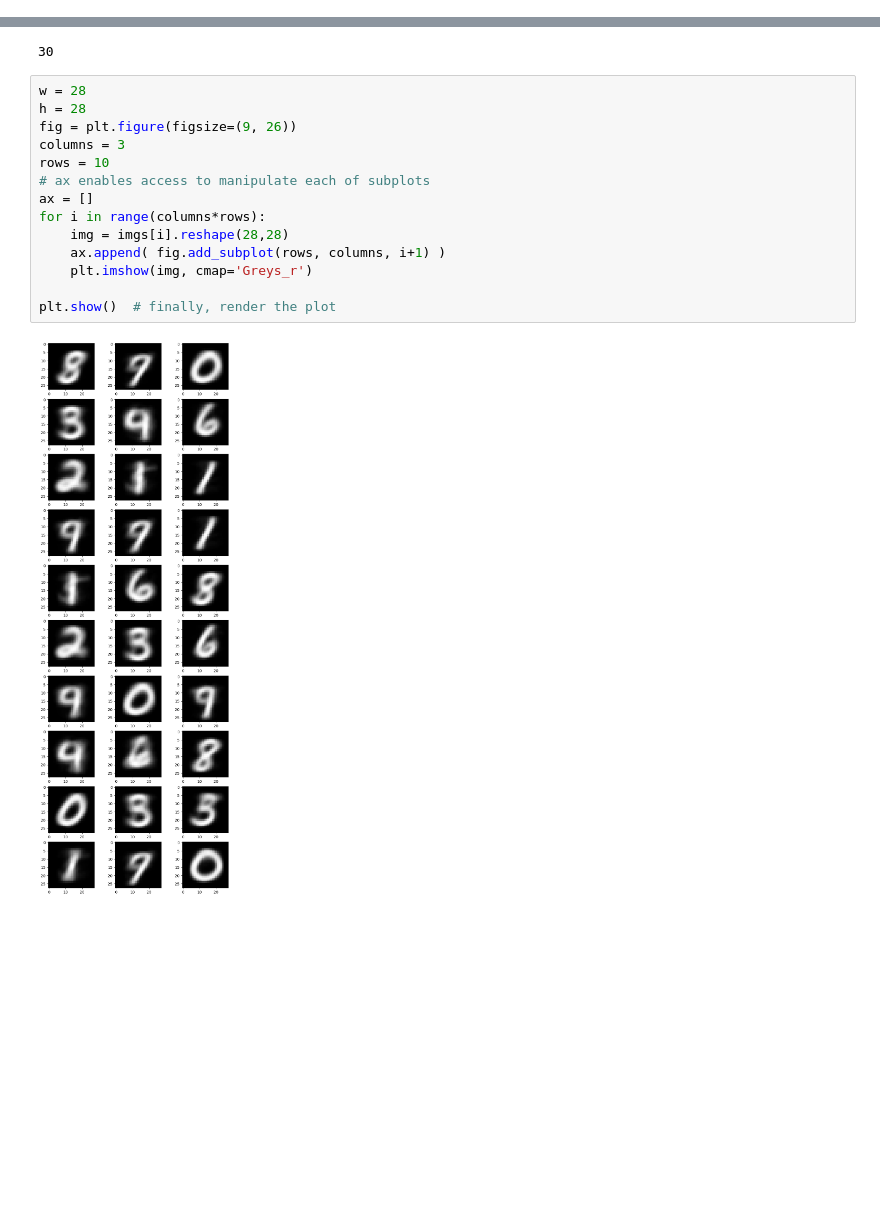
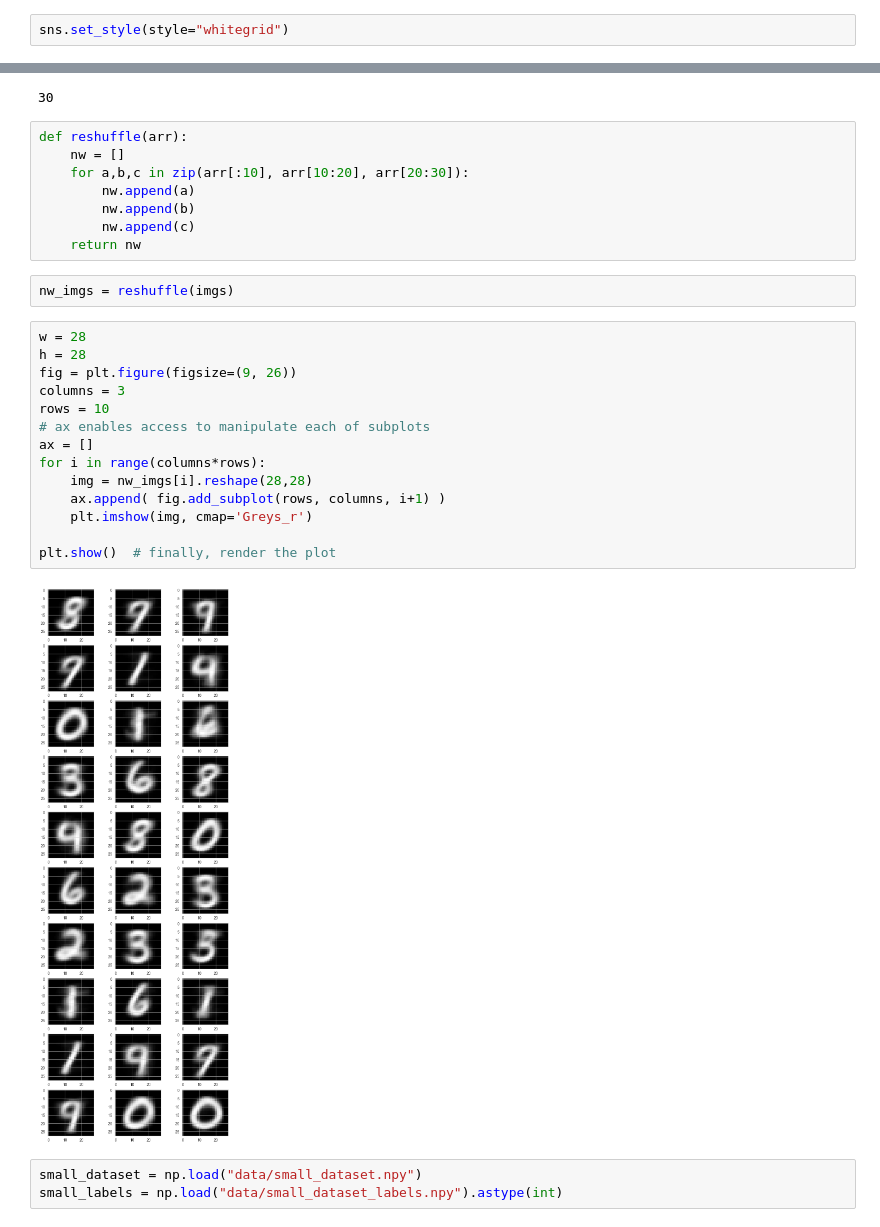
Before and after one commit to Plabrum/cs181-s21-homeworks, a Jupyter notebook: hw4/p1.ipynb, the cells around one changed output, grey strips where cells are left out. Cells and saved outputs as stored; diff of their text form; blank space fills up the shorter version.

```diff
--- a/hw4/p1.ipynb
+++ b/hw4/p1.ipynb
@@ -197,6 +197,8 @@ array([[1.42410798e+10, 1.40577714e+10, 1.40582114e+10, 1.40577433e+10,
         1.26502263e+10],
        [1.12772526e+10, 1.13477094e+10, 1.12914389e+10, 1.12193198e+10,
         1.13084271e+10]])
+# %%
+sns.set_style(style="whitegrid")
 # %%
 fig, ax = plt.subplots(figsize=(8, 6))
 
@@ -240,19 +242,32 @@ for kmc in adapt_kmcs:
 len(imgs)
 # %% [output]
 30
+# %%
+def reshuffle(arr):
+    nw = []
+    for a,b,c in zip(arr[:10], arr[10:20], arr[20:30]):
+        nw.append(a)
+        nw.append(b)
+        nw.append(c)
+    return nw
+# %%
+nw_imgs = reshuffle(imgs)
 # %%
 w = 28
 h = 28
 fig = plt.figure(figsize=(9, 26))
 columns = 3
 rows = 10
 # ax enables access to manipulate each of subplots
 ax = []
 for i in range(columns*rows):
-    img = imgs[i].reshape(28,28)
+    img = nw_imgs[i].reshape(28,28)
     ax.append( fig.add_subplot(rows, columns, i+1) )
     plt.imshow(img, cmap='Greys_r')
 
 plt.show()  # finally, render the plot
 # %% [output]
-[figure, old version]
+[figure, new version]
+# %%
+small_dataset = np.load("data/small_dataset.npy")
+small_labels = np.load("data/small_dataset_labels.npy").astype(int)
```
Also changed, not shown: parts of 12 cells of this notebook, 14 other files.
